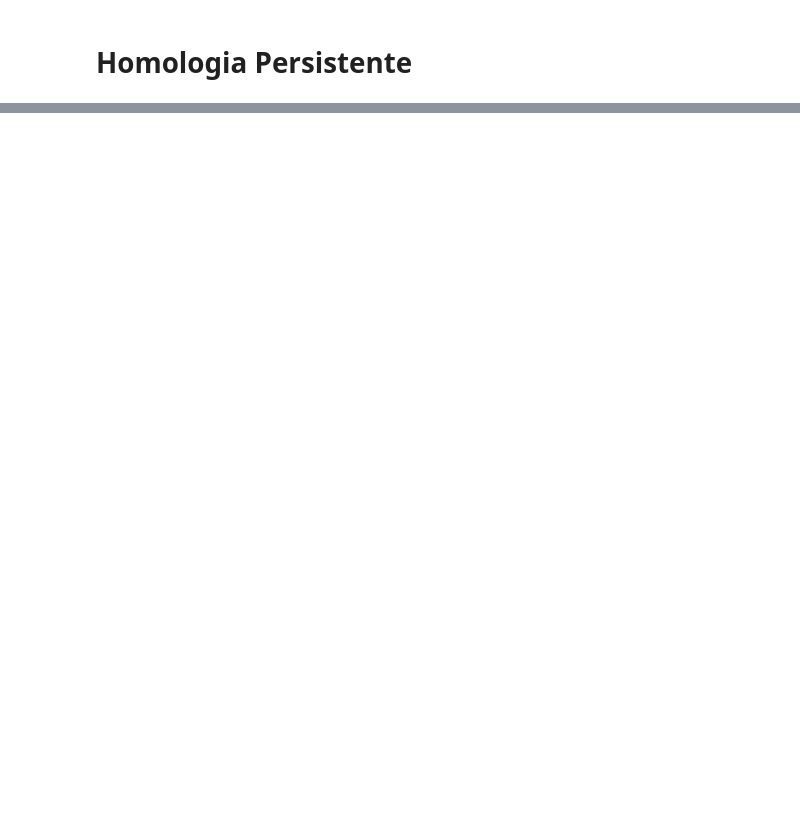
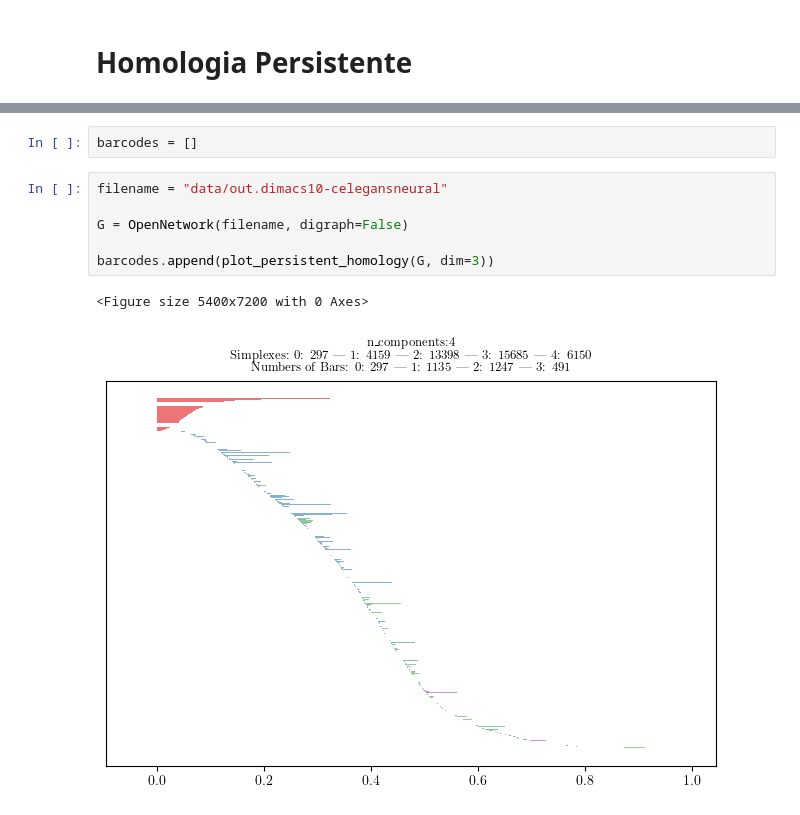
Before and after one commit to JunioCesarFerreira/ComplexNetworks, a Jupyter notebook: MyProject/complex-simplicial-network.ipynb, the cells around one changed output, grey strips where cells are left out. Cells and saved outputs as stored; diff of their text form; blank space fills up the shorter version.

```diff
--- a/MyProject/complex-simplicial-network.ipynb
+++ b/MyProject/complex-simplicial-network.ipynb
@@ -1316,0 +1401,11 @@ Os resultados acima sugerem que a dimensão simplicial pode ser utilizada como u
+# %%
+barcodes = []
+# %%
+filename = "data/out.dimacs10-celegansneural"
+
+G = OpenNetwork(filename, digraph=False)
+
+barcodes.append(plot_persistent_homology(G, dim=3))
+# %% [output]
+<Figure size 5400x7200 with 0 Axes>
+[figure, added]
```
Also changed, not shown: parts of 15 cells of this notebook.
